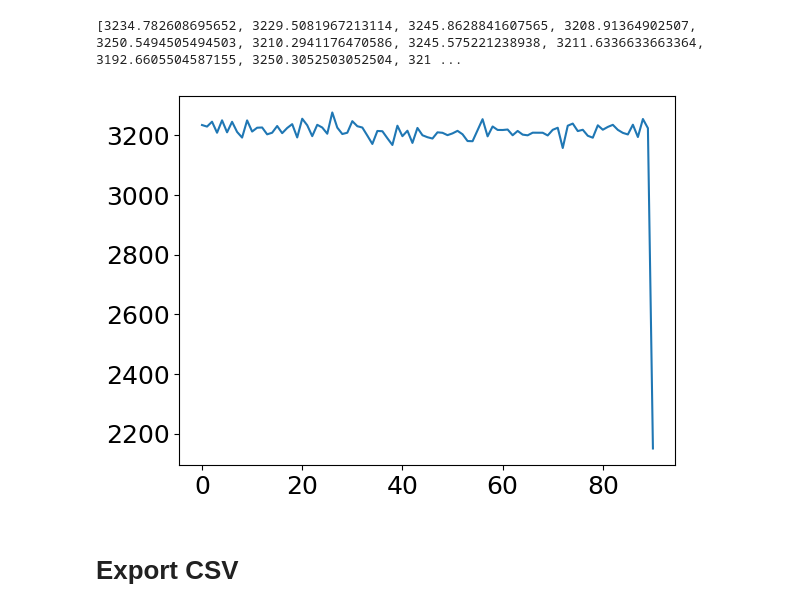
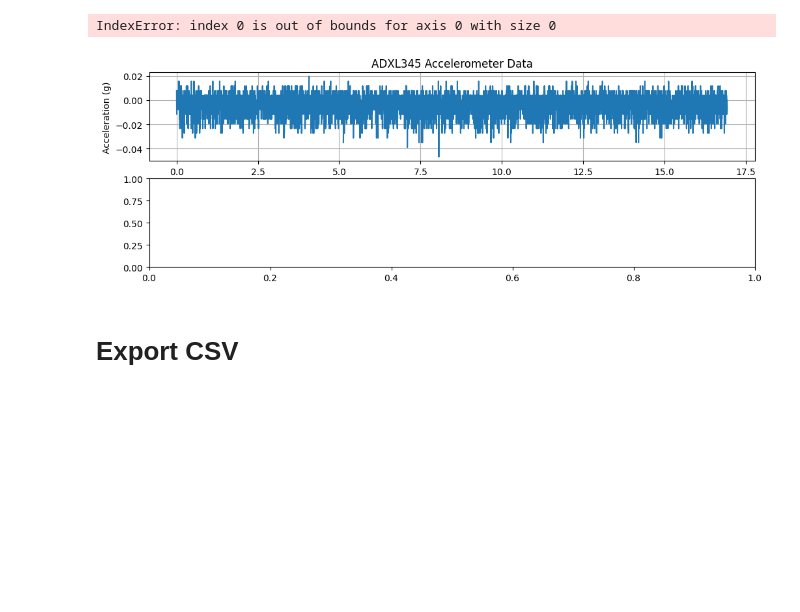
Before and after one commit to drasalmarek/Accelerometer_control_app, a Jupyter notebook: raw_data_parser.ipynb, the cells around one changed output. Cells and saved outputs as stored; diff of their text form; code cells hidden in the pictures; blank space fills up the shorter version.

```diff
--- a/raw_data_parser.ipynb
+++ b/raw_data_parser.ipynb
@@ -213,10 +206,55 @@ ADC0 Average Sampling Rate: 9976.59433552157 Hz
-# %%
-plt.plot(sensor_data['adxl']['sampling_rates'])
-
-print(sensor_data['adxl']['sampling_rates'])
-# %% [output]
-[3234.782608695652, 3229.5081967213114, 3245.8628841607565, 3208.91364902507, 3250.5494505494503, 3210.2941176470586, 3245.575221238938, 3211.6336633663364, 3192.6605504587155, 3250.3052503052504, 321 ...
-[figure, removed]
+# %%
+def _unwrap_deg(vals):
+    unwrapped = np.rad2deg(np.unwrap(np.deg2rad(vals), discont=np.deg2rad(180.0)))
+    offset = np.round(unwrapped[0] / 360.0) * 360.0
+    return unwrapped - offset
+
+
+t_adxl = np.array([])
+t_bno = np.array([])
+t_adc0 = np.array([])
+
+for i in range(0, len(sensor_data['adxl']['sampling_rates'])):
+    partial_time = np.linspace((t_adxl[-1] if t_adxl.size > 0 else 0), (t_adxl[-1] if t_adxl.size > 0 else 0) + sensor_data['adxl']['data_sizes'][i] / sensor_data['adxl']['sampling_rates'][i], num=sensor_data['adxl']['data_sizes'][i])
+
+    t_adxl = np.concatenate((t_adxl, partial_time))
+
+for i in range(0, len(sensor_data['bno']['sampling_rates'])):
+    partial_time = np.linspace((t_bno[-1] if t_bno.size > 0 else 0), (t_bno[-1] if t_bno.size > 0 else 0) + sensor_data['bno']['data_sizes'][i] / sensor_data['bno']['sampling_rates'][i], num=sensor_data['bno']['data_sizes'][i])
+
+    t_bno = np.concatenate((t_bno, partial_time))
+
+for i in range(0, len(sensor_data['adc0']['sampling_rates'])):
+    partial_time = np.linspace((t_adc0[-1] if t_adc0.size > 0 else 0), (t_adc0[-1] if t_adc0.size > 0 else 0) + sensor_data['adc0']['data_sizes'][i] / sensor_data['adc0']['sampling_rates'][i], num=sensor_data['adc0']['data_sizes'][i])
+
+    t_adc0 = np.concatenate((t_adc0, partial_time))
+
+plt.figure(1, figsize=(12, 6))
+plt.subplot(3, 1, 1)
+plt.plot(t_adxl, sensor_data['adxl']['x'], label='X-axis')
+plt.title('ADXL345 Accelerometer Data')
+plt.ylabel('Acceleration (g)')
+plt.grid()
+
+plt.subplot(3, 1, 2)
+plt.plot(t_bno, _unwrap_deg(sensor_data['bno']['eul_roll']), label='BNO Eul Roll')
+plt.title('BNO Eul Roll Data')
+plt.ylabel('Roll (degrees)')
+plt.yticks(np.arange(-45, 46, 22.5))
+plt.grid()
+
+plt.subplot(3, 1, 3)
+plt.plot(t_adc0, sensor_data['adc0']['values_ch1'], label='ADC0 CH1')
+plt.title('ADC0 CH1 Data')
+plt.ylabel('ADC Value')
+plt.yticks(np.arange(4096, 12289, 4096))
+plt.ylim(4096, 12288)
+plt.xlabel('Time (s)')
+plt.grid()
+plt.tight_layout()
+# %% [output]
+IndexError: index 0 is out of bounds for axis 0 with size 0
+[figure, added]
 # %% [markdown]
 # Export CSV
 # %%
```
Also changed, not shown: parts of 6 cells of this notebook, 39 other files.
